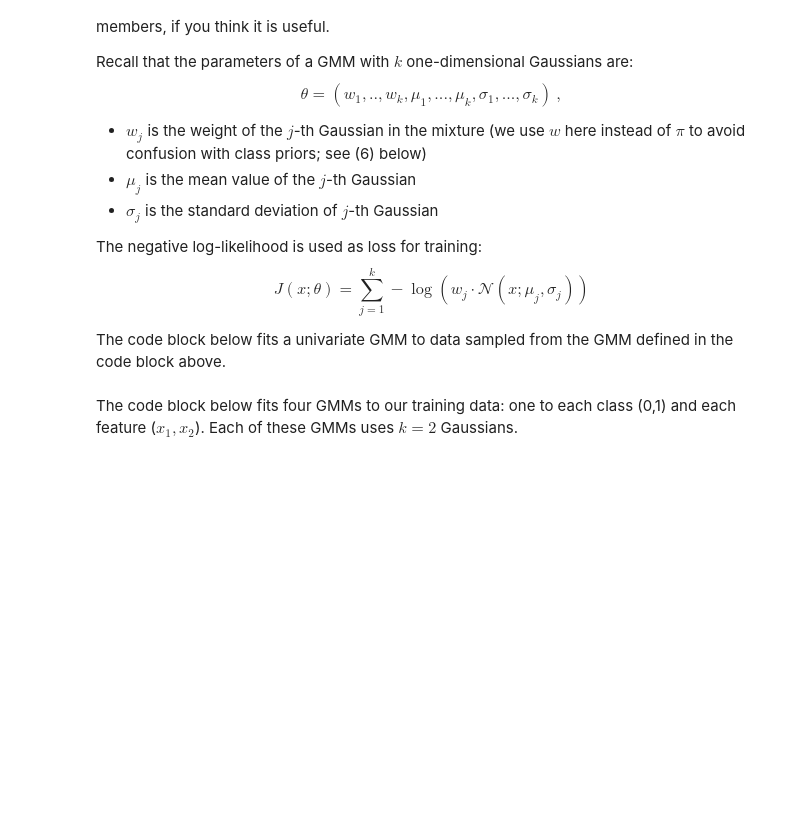
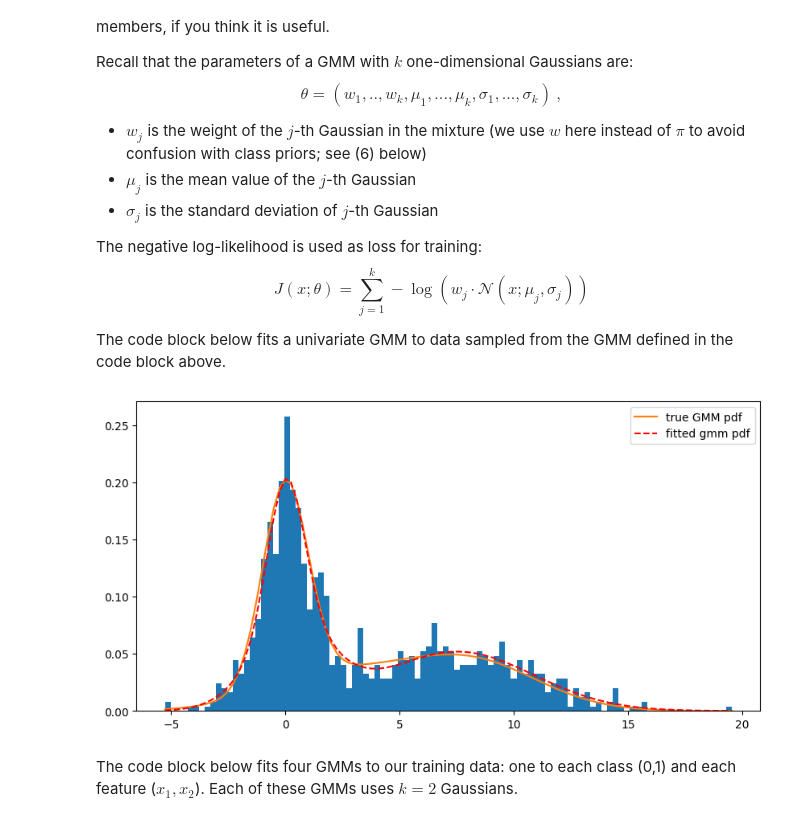
Before and after one commit to yossefPartouche/Machine_Learning, a Jupyter notebook: HW6/hw6.ipynb, the cells around one changed output. Cells and saved outputs as stored; diff of their text form; code cells hidden in the pictures; blank space fills up the shorter version.

```diff
--- a/HW6/hw6.ipynb
+++ b/HW6/hw6.ipynb
@@ -260,27 +297,30 @@ The code block below fits a univariate GMM to data sampled from the GMM defined
 # %%
 from hw6 import GMM
 
 # sample (approximately) form the GMM
 n_samples = 1000
 
 k = len(mus)
 x = np.zeros(n_samples)
 for i in range(n_samples):
     j = np.random.choice(k, p=weights)
     xi = mus[j] + sigmas[j] * np.random.randn()
     x[i] = xi
 
 plt.figure(figsize=(10, 5))
 plt.hist(x, bins=100, density=True)
 xx = np.linspace(x.min(), x.max(), 100)
 # plot the gmm pdf
-plt.plot(xx, gmm_pdf(xx, weights, mus, sigmas), label='true GMM pdf')
+prob, _, _ = gmm_pdf(xx, weights, mus, sigmas)
+plt.plot(xx, prob, label='true GMM pdf')
 # fit a gmm to the data
 gmm = GMM(k=3, max_iter=10000)
 gmm.fit(x)
 plt.plot(xx, gmm.pdf(xx), '--r', label='fitted gmm pdf')
 plt.legend()
 plt.show()
+# %% [output]
+[figure, added]
 # %% [markdown]
 The code block below fits four GMMs to our training data: one to each class (0,1) and each feature ($x_1,x_2$).
 Each of these GMMs uses $k=2$ Gaussians.
```
Also changed, not shown: parts of 8 cells of this notebook, 10 other files.
